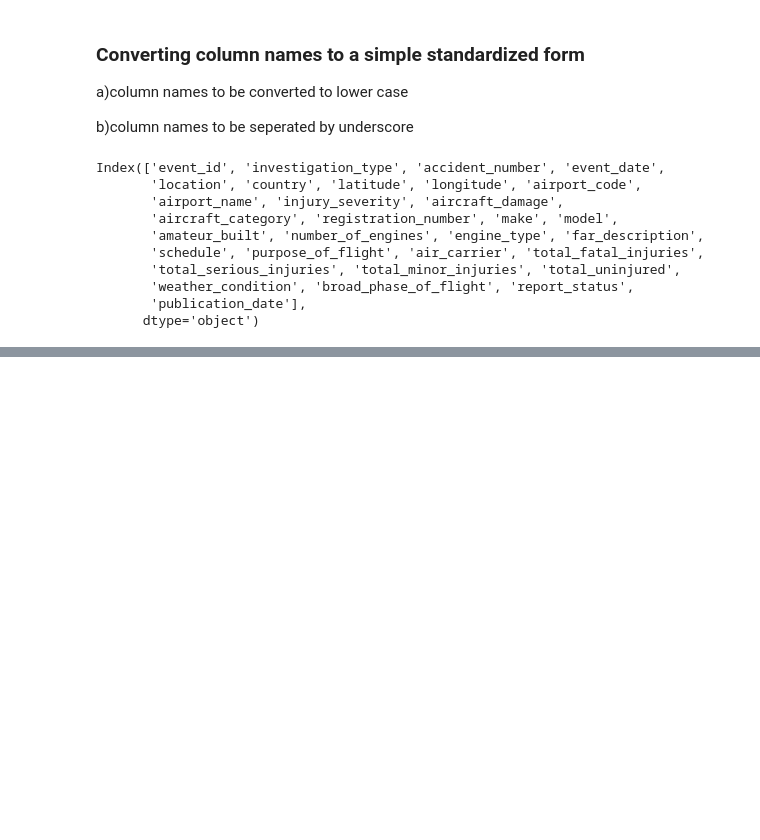
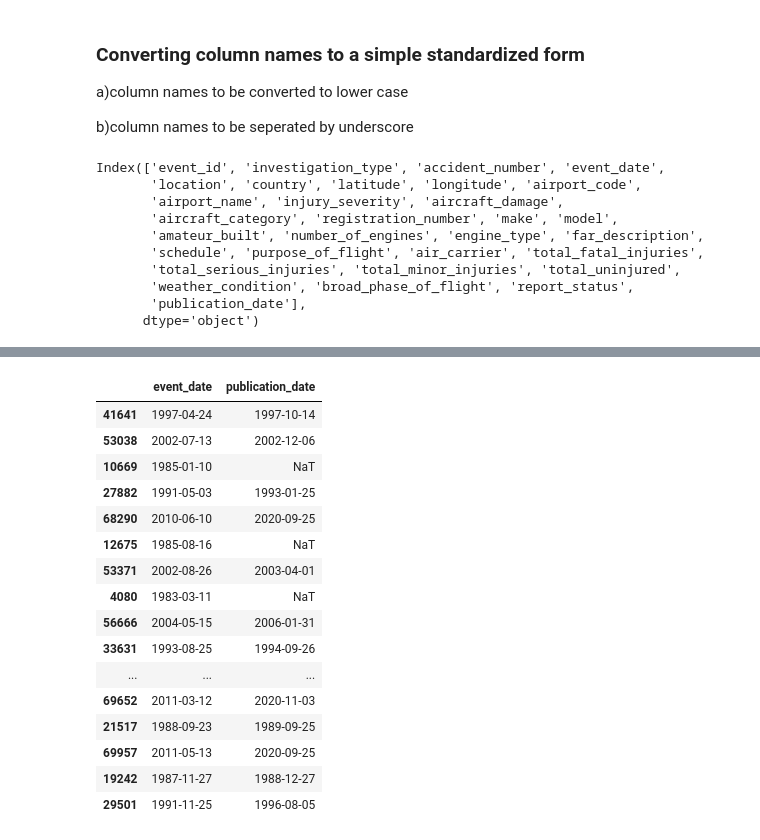
Before and after one commit to stephenmungai/phase1_project, a Jupyter notebook: index.ipynb, the cells around one changed output, grey strips where cells are left out. Saved outputs shown, nothing was run; the diff lists cells and outputs as text; code cells hidden in the pictures; blank space fills up the shorter version.

```diff
--- a/index.ipynb
+++ b/index.ipynb
@@ -236,0 +232,10 @@ ValueError: cannot convert float NaN to integer
+# %%
+#We first convert the columns above to numeric
+aviation_data_df['number_of_engines'] = pd.to_numeric(aviation_data_df['number_of_engines'],errors= 'coerce')
+aviation_data_df['total_fatal_injuries'] = pd.to_numeric(aviation_data_df['total_fatal_injuries'], errors = 'coerce')
+aviation_data_df['total_serious_injuries'] = pd.to_numeric(aviation_data_df['total_serious_injuries'], errors = 'coerce')
+aviation_data_df['total_minor_injuries'] = pd.to_numeric(aviation_data_df['total_minor_injuries'], errors = 'coerce')
+aviation_data_df['total_uninjured'] = pd.to_numeric(aviation_data_df['total_uninjured'], errors = 'coerce')
+# %%
+
+aviation_data_df[['number_of_engines','total_fatal_injuries','total_serious_injuries','total_minor_injuries','total_uninjured']]=aviation_data_df[['number_of_engines','total_fatal_injuries','total_serious_injuries','total_minor_injuries','total_uninjured']].astype('Int32')
@@ -236,0 +273,8 @@ ValueError: cannot convert float NaN to integer
+# %%
+#Converting columns that contain dates into pandas.datetime
+# that is event_date and publication_date
+
+
+aviation_data_df['event_date']=pd.to_datetime(aviation_data_df['event_date'],format="%Y-%m-%d" ,yearfirst= True, errors= 'coerce')
+# %%
+aviation_data_df['publication_date']=pd.to_datetime(aviation_data_df['publication_date'],format="%d-%m-%Y", yearfirst= True, errors='coerce')
@@ -236,0 +301,20 @@ ValueError: cannot convert float NaN to integer
+# %%
+aviation_data_df[['event_date','publication_date']].sample(20)
+# %% [output]
+|  | event_date | publication_date |
+| 41641 | 1997-04-24 | 1997-10-14 |
+| 53038 | 2002-07-13 | 2002-12-06 |
+| 10669 | 1985-01-10 | NaT |
+| 27882 | 1991-05-03 | 1993-01-25 |
+| 68290 | 2010-06-10 | 2020-09-25 |
+| 12675 | 1985-08-16 | NaT |
+| 53371 | 2002-08-26 | 2003-04-01 |
+| 4080 | 1983-03-11 | NaT |
+| 56666 | 2004-05-15 | 2006-01-31 |
+| 33631 | 1993-08-25 | 1994-09-26 |
+| ... | ... | ... |
+| 69652 | 2011-03-12 | 2020-11-03 |
+| 21517 | 1988-09-23 | 1989-09-25 |
+| 69957 | 2011-05-13 | 2020-09-25 |
+| 19242 | 1987-11-27 | 1988-12-27 |
+| 29501 | 1991-11-25 | 1996-08-05 |
```
Also changed, not shown: parts of 21 cells of this notebook.
